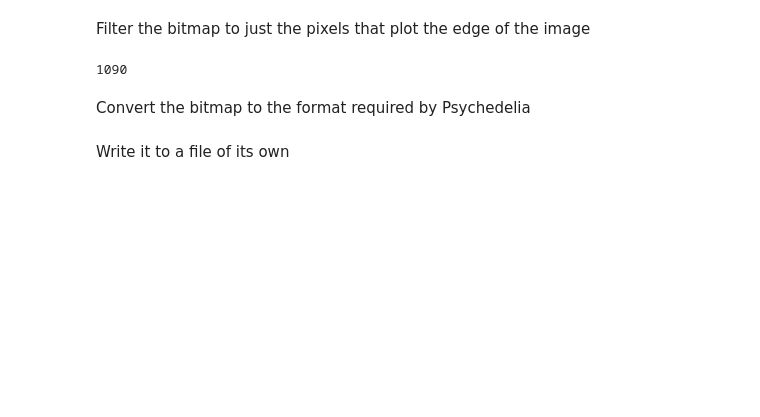
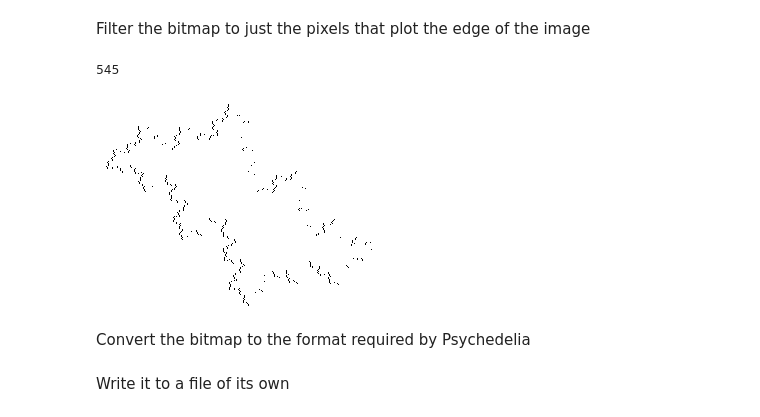
Before and after one commit to mwenge/psychedelia.large, a Jupyter notebook: notebooks/Convert Julia Image to Pattern.ipynb, the cells around one changed output. Saved outputs shown, nothing was run; the diff lists cells and outputs as text; code cells hidden in the pictures; blank space fills up the shorter version.

```diff
--- a/notebooks/Convert Julia Image to Pattern.ipynb
+++ b/notebooks/Convert Julia Image to Pattern.ipynb
@@ -56,14 +56,24 @@ pixel_indices = []
 pv = 0
 for i,v in enumerate(img_array):
     last_two = pv+v
-    if last_two == 1:
+    if last_two == 1 and v == 1:
         pixel_indices += [i]
     pv = v
 
 pixel_x_ys = [(p%img.width, math.floor(p/img.width)) for p in pixel_indices]
 len(pixel_x_ys)
 # %% [output]
-1090
+545
+# %%
+# PIL accesses images in Cartesian co-ordinates, so it is Image[columns, rows]
+timg = Image.new( 'RGB', (img.width,img.height), "white") # create a new black image
+pixels = timg.load() # create the pixel map
+
+for x,y in pixel_x_ys:
+    pixels[x,y] = (0,0,0)
+timg
+# %% [output]
+[figure, added]
 # %% [markdown]
 Convert the bitmap to the format required by Psychedelia
 # %%
```
Also changed, not shown: parts of 2 cells of this notebook, 14 other files.
